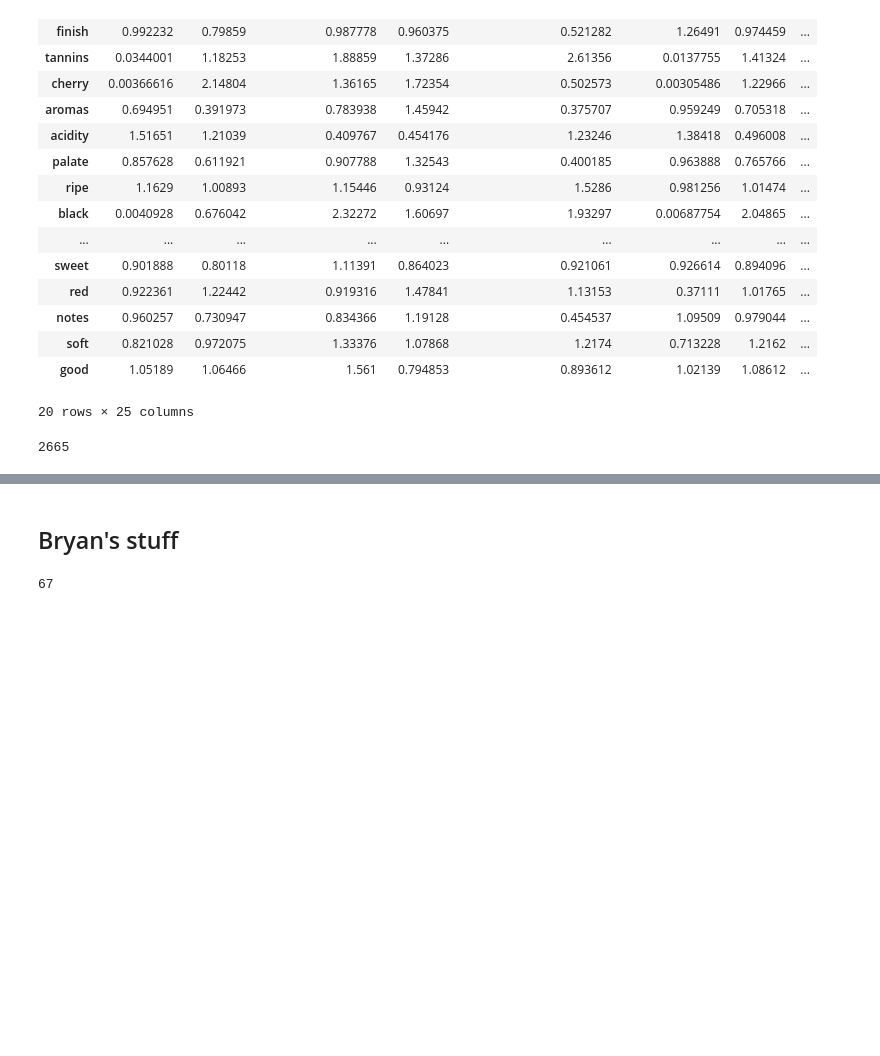
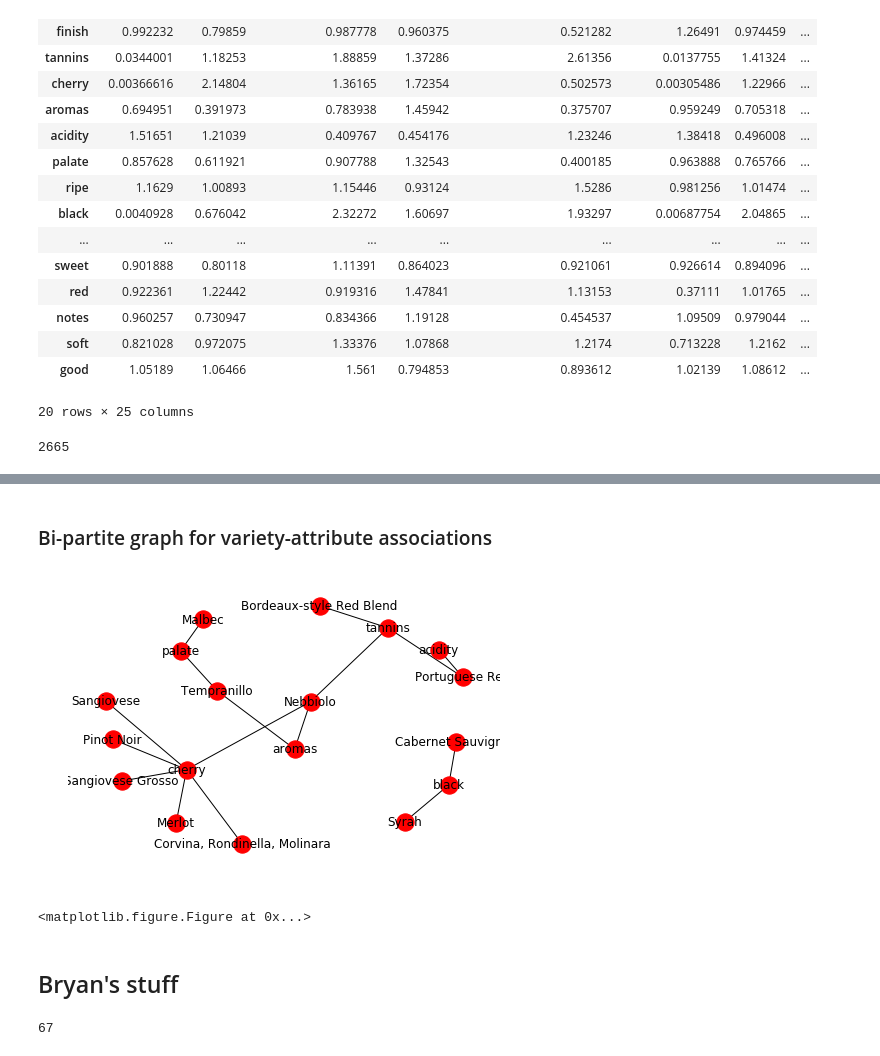
Before and after one commit to p-mckenzie/TextAnalytics, a Jupyter notebook: Project/Text_Project.ipynb, the cells around one changed output, grey strips where cells are left out. Cells and saved outputs as stored; diff of their text form; code cells hidden in the pictures; blank space fills up the shorter version.

Commit message:
Added bipartite graph code

```diff
--- a/Project/Text_Project.ipynb
+++ b/Project/Text_Project.ipynb
@@ -177,0 +185,6 @@ len(s[s>100])
+# %%
+df = lift_df[:10].stack().reset_index()
+df.columns = [['attribute','variety','lift']]
+df.sort_values(by='lift',ascending=False,inplace=True)
+df2 = df[df['lift']>2]
+df2
@@ -178,3 +209,30 @@ len(s[s>100])
+# %% [markdown]
+### Bi-partite graph for variety-attribute associations
+# %%
+import sys
+reload(sys)
+sys.setdefaultencoding('utf-8')
+G = nx.Graph()
+G.add_nodes_from(df2['attribute'], bipartite=0) # Add the node attribute "bipartite"
+G.add_nodes_from(df2['variety'], bipartite=1)
+edges = [tuple(x) for x in df2[['attribute','variety']].to_records(index=False)]
+G.add_edges_from(edges)
+c = bipartite.color(G)
+nx.set_node_attributes(G, 'bipartite',c)
+# num_edges = G.number_of_edges()
+# num_nodes = G.number_of_nodes()
+pos=nx.spring_layout(G)
+nx.draw(G, pos=pos, with_labels=True,
+#         edge_color=np.random.random(num_edges),
+#         edge_cmap=plt.get_cmap('Blues'),
+#         node_color=np.random.random(num_nodes),
+#         cmap=plt.get_cmap('Reds')
+       )
+plt.figure(figsize=(100,100))
+plt.show()
+# %% [output]
+[figure, added]
+<matplotlib.figure.Figure at 0x...>
 # %% [markdown]
 ## Bryan's stuff
 # %%
```
Also changed, not shown: parts of 4 cells of this notebook.
